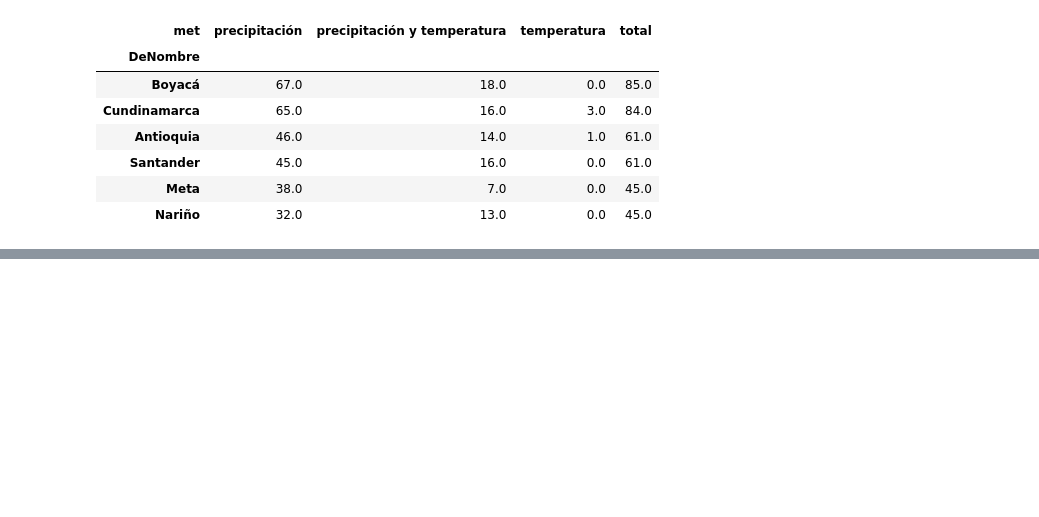
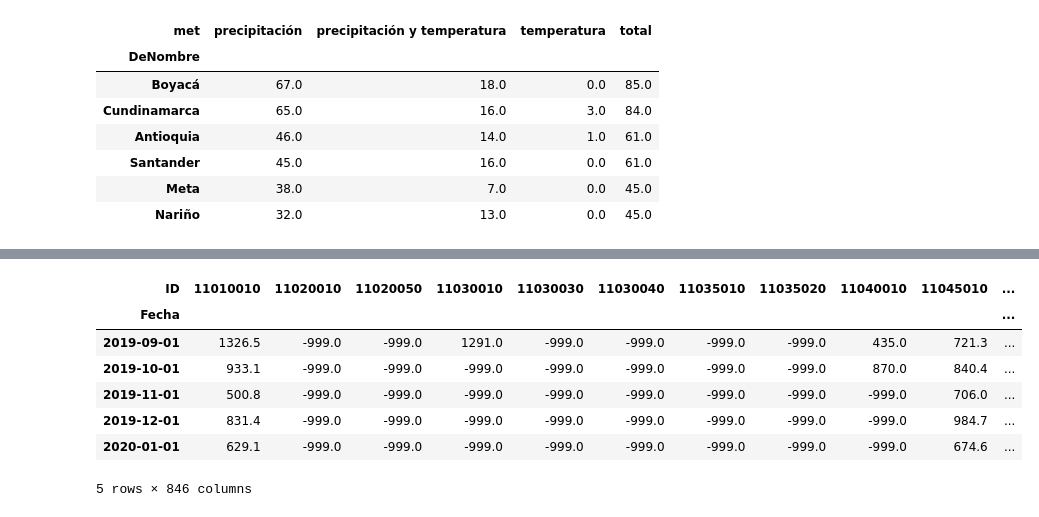
Before and after one commit to jofmorenore/TS_Climatic, a Jupyter notebook: python/Spatial_TS_Climatic.ipynb, the cells around one changed output, grey strips where cells are left out. Saved outputs shown, nothing was run; the diff lists cells and outputs as text; code cells hidden in the pictures; blank space fills up the shorter version.

```diff
--- a/python/Spatial_TS_Climatic.ipynb
+++ b/python/Spatial_TS_Climatic.ipynb
@@ -198,3 +202,12 @@ tbl_depto_met.sort_values('total', ascending = False).head(6)
 | Santander | 45.0 | 16.0 | 0.0 | 61.0 |
 | Meta | 38.0 | 7.0 | 0.0 | 45.0 |
 | Nariño | 32.0 | 13.0 | 0.0 | 45.0 |
+# %%
+# convierte las columnas en filas de 'Fecha', y luego las filas 'ID' en columnas
+pcp_col = pcp_col.drop('geometry', axis=1)
+pcp_col = pcp_col.melt(id_vars = ['ID', 'X', 'Y'], var_name = 'Fecha', value_name = 'Valor').pivot_table('Valor', ['Fecha'], 'ID')
+pcp_col.index = pd.to_datetime(pcp_col.index)
+print(pcp_col.index.__class__)
+print([pcp_col.shape, min(pcp_col.index), max(pcp_col.index)])
+pcp_col.tail(5)
+# %% [output]
@@ -200,0 +216,8 @@ tbl_depto_met.sort_values('total', ascending = False).head(6)
+| ID | 11010010 | 11020010 | 11020050 | 11030010 | 11030030 | 11030040 | 11035010 | 11035020 | 11040010 | 11045010 | ... |
+| Fecha |  |  |  |  |  |  |  |  |  |  | ... |
+| 2019-09-01 | 1326.5 | -999.0 | -999.0 | 1291.0 | -999.0 | -999.0 | -999.0 | -999.0 | 435.0 | 721.3 | ... |
+| 2019-10-01 | 933.1 | -999.0 | -999.0 | -999.0 | -999.0 | -999.0 | -999.0 | -999.0 | 870.0 | 840.4 | ... |
+| 2019-11-01 | 500.8 | -999.0 | -999.0 | -999.0 | -999.0 | -999.0 | -999.0 | -999.0 | -999.0 | 706.0 | ... |
+| 2019-12-01 | 831.4 | -999.0 | -999.0 | -999.0 | -999.0 | -999.0 | -999.0 | -999.0 | -999.0 | 984.7 | ... |
+| 2020-01-01 | 629.1 | -999.0 | -999.0 | -999.0 | -999.0 | -999.0 | -999.0 | -999.0 | -999.0 | 674.6 | ... |
+5 rows × 846 columns
```
Also changed, not shown: parts of 26 cells of this notebook.
